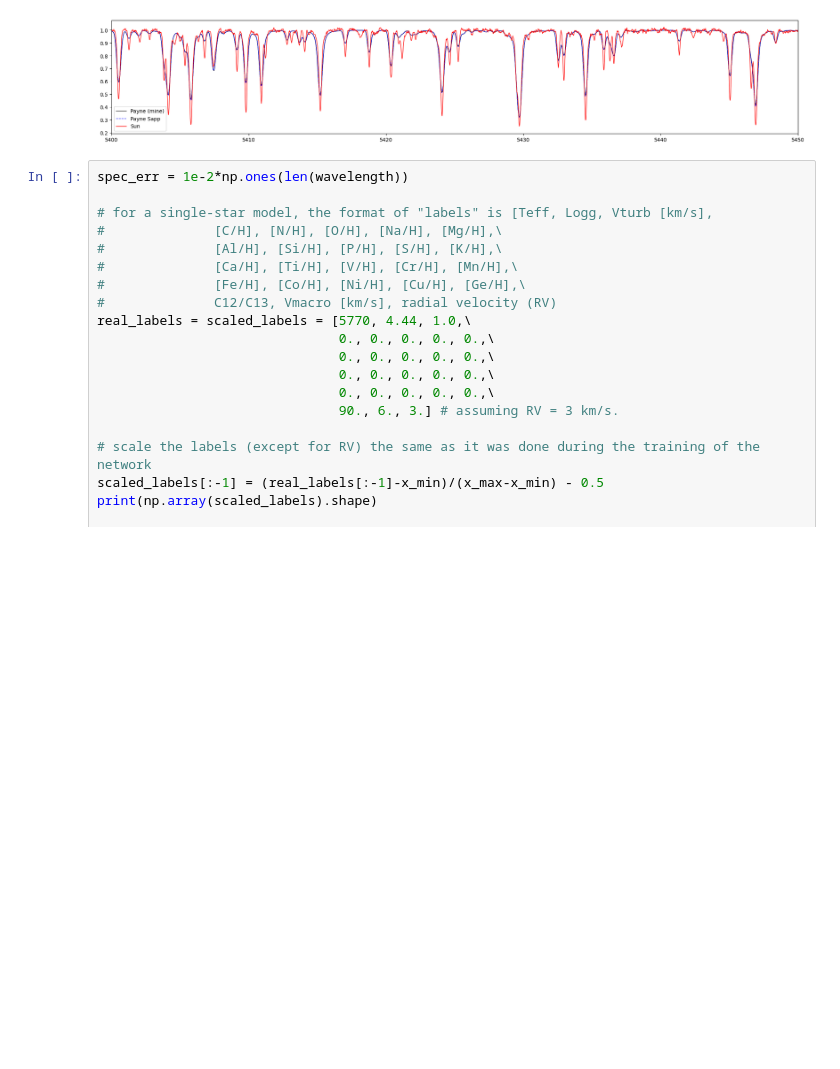
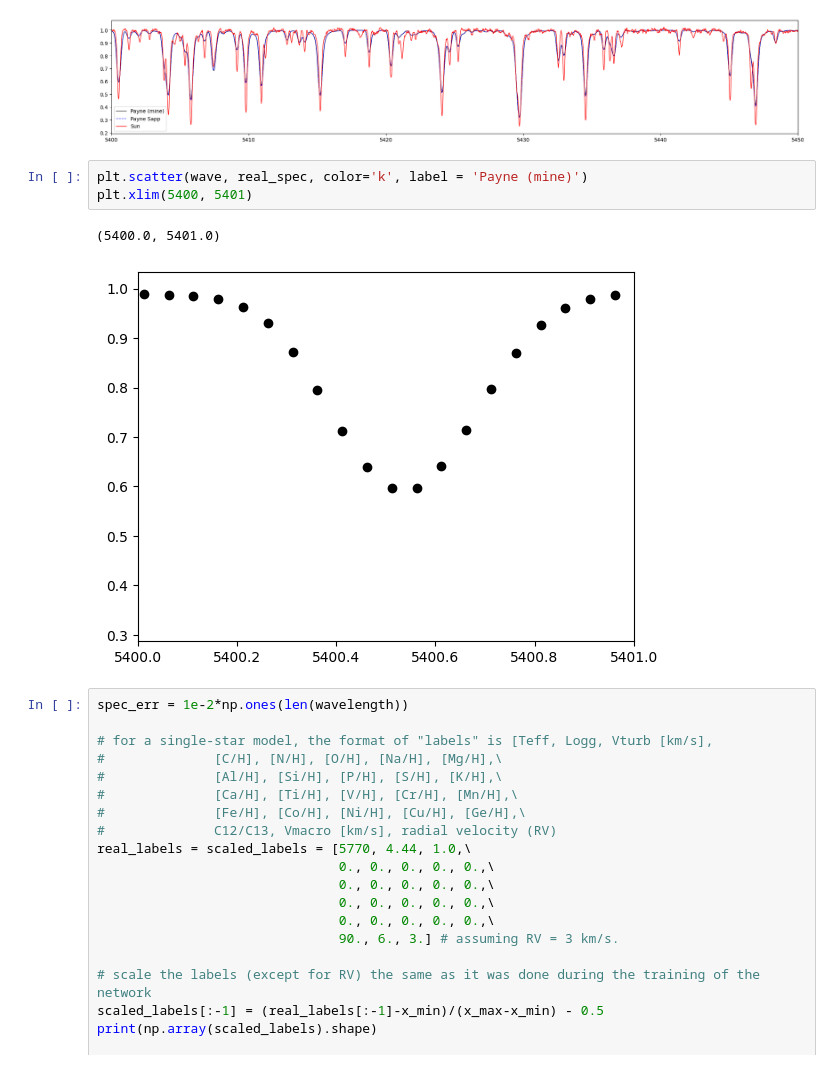
Before and after one commit to stormnick/The_Payne, a Jupyter notebook: demo.ipynb, the cells around one changed output. Saved outputs shown, nothing was run; the diff lists cells and outputs as text; blank space fills up the shorter version.

```diff
--- a/demo.ipynb
+++ b/demo.ipynb
@@ -88,6 +88,12 @@ plt.legend()
 plt.show()
 # %% [output]
 [figure]
+# %%
+plt.scatter(wave, real_spec, color='k', label = 'Payne (mine)')
+plt.xlim(5400, 5401)
+# %% [output]
+(5400.0, 5401.0)
+[figure, added]
 # %%
 spec_err = 1e-2*np.ones(len(wavelength))
 
```
Also changed, not shown: 4 other files.
